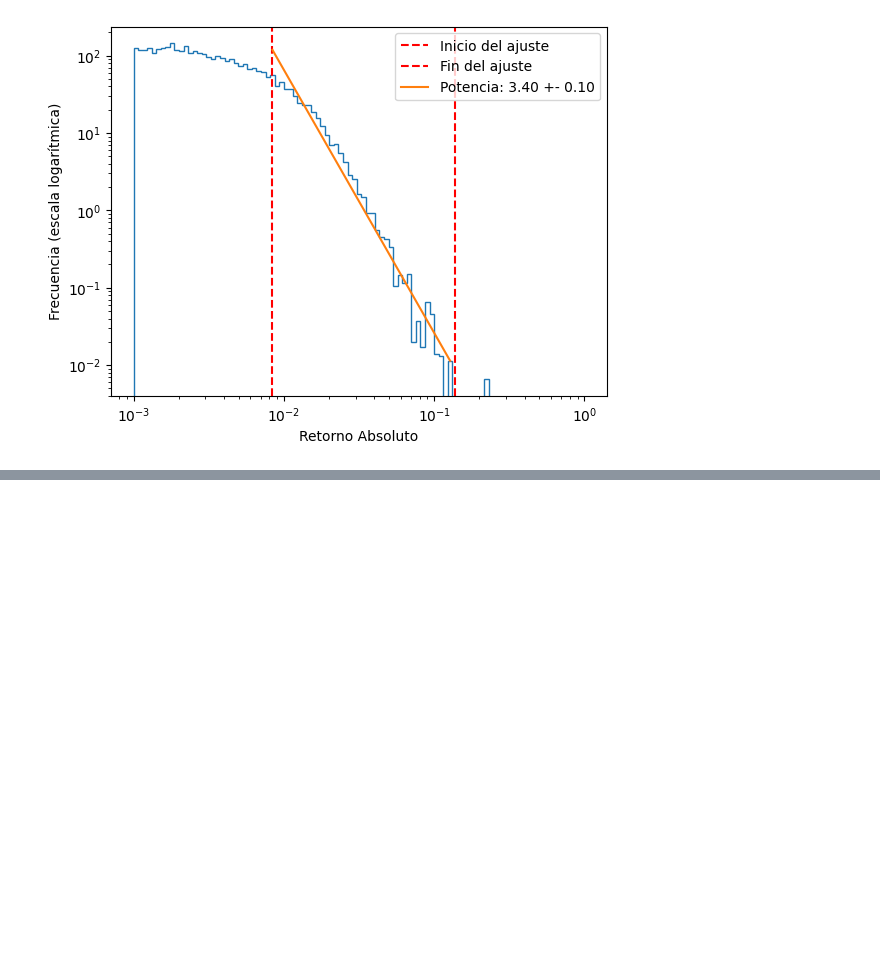
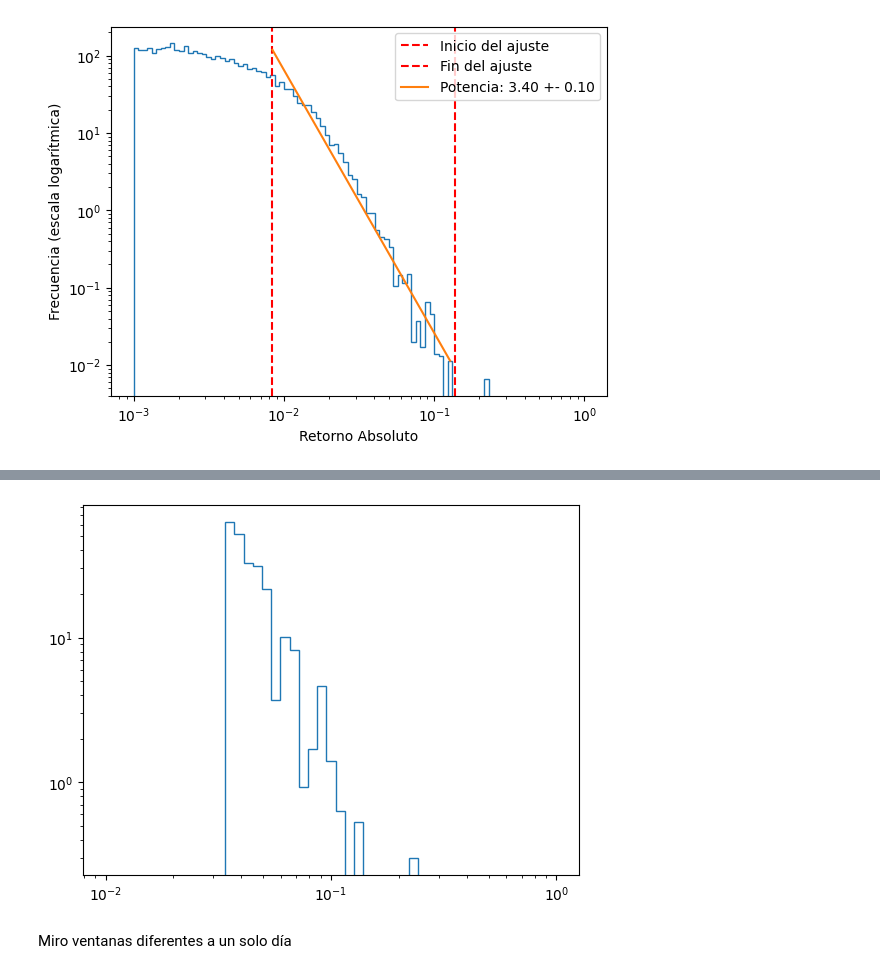
Before and after one commit to lautarogiordano/practicas-complejidad, a Jupyter notebook: p8-criticalidad/criticalidad.ipynb, the cells around one changed output, grey strips where cells are left out. Drawn from its saved outputs; the diff is of its cells as text; code cells hidden in the pictures; blank space fills up the shorter version.

```diff
--- a/p8-criticalidad/criticalidad.ipynb
+++ b/p8-criticalidad/criticalidad.ipynb
@@ -128,0 +135,9 @@ plt.show()
+# %%
+bins = np.logspace(-2, 0, 50)
+counts, bins, _ = plt.hist(np.abs(extreme_events), bins=bins, density=True, histtype='step')
+plt.xscale("log")
+plt.yscale("log")
+# %% [output]
+[figure, added]
+# %% [markdown]
+Miro ventanas diferentes a un solo día
```
Also changed, not shown: parts of 8 cells of this notebook.
